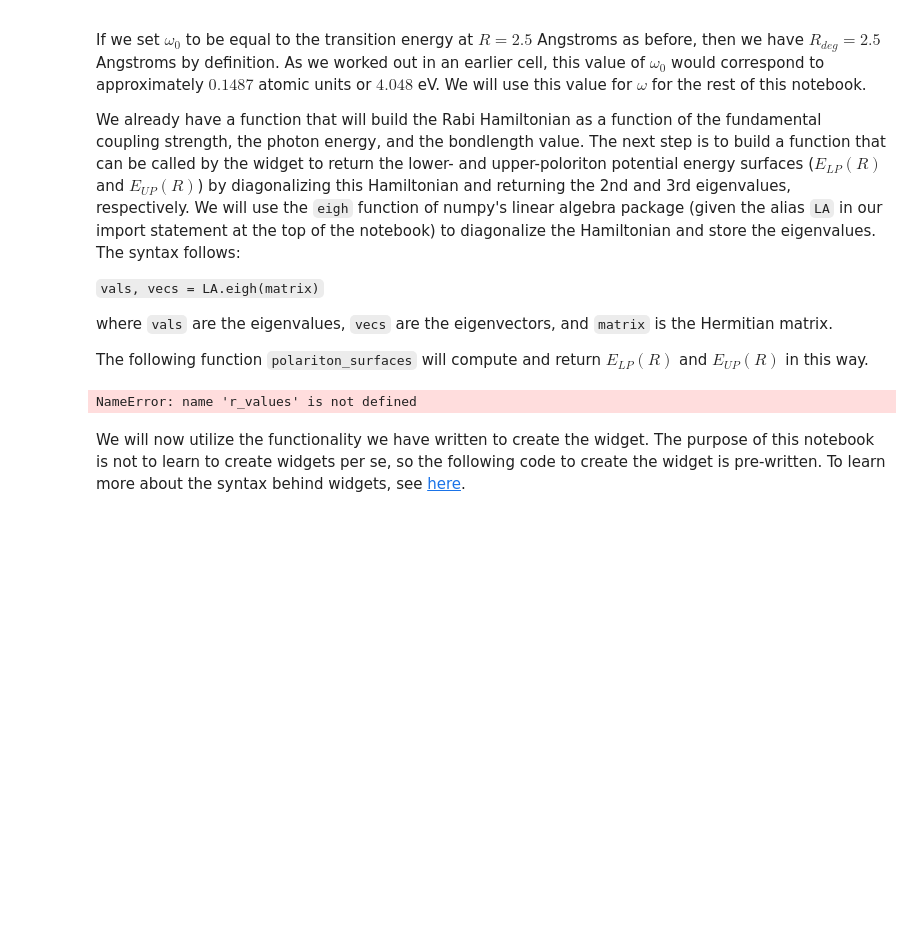
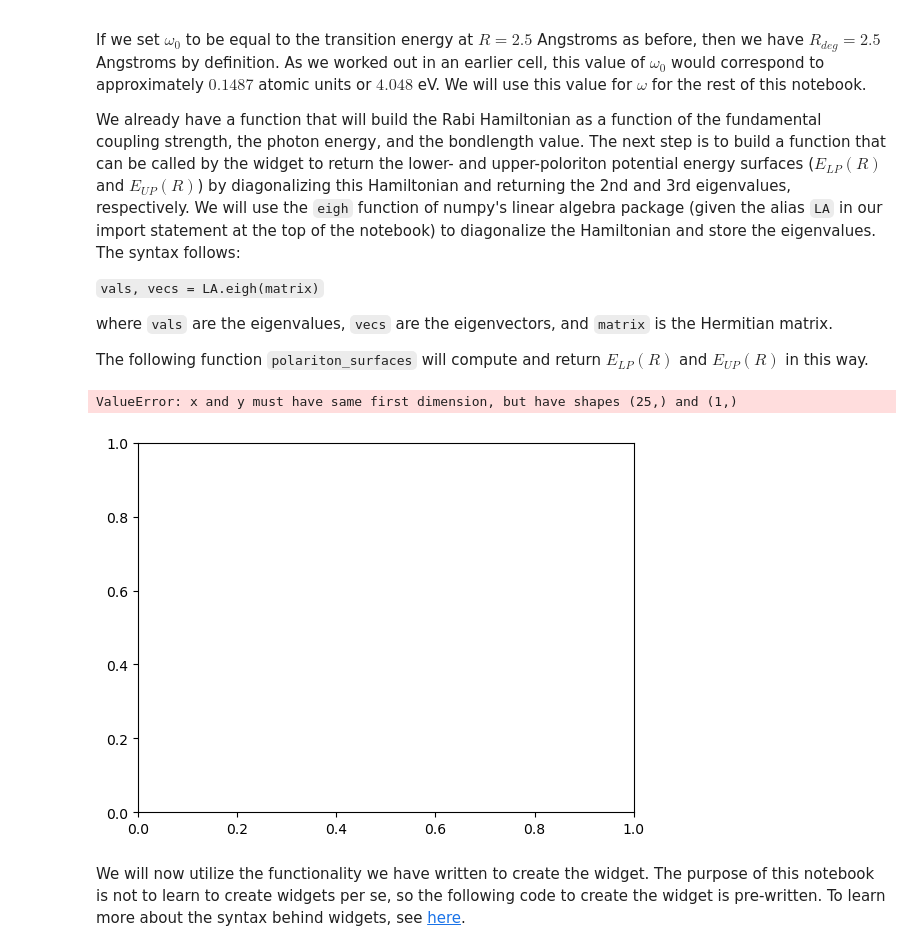
Before and after one commit to lanetolley/psi4education, a Jupyter notebook: labs/Polaritonic_Quantum_Chemistry/MgH_polaritonic_for_escip.ipynb, the cells around one changed output. Cells and saved outputs as stored; diff of their text form; code cells hidden in the pictures; blank space fills up the shorter version.

```diff
--- a/labs/Polaritonic_Quantum_Chemistry/MgH_polaritonic_for_escip.ipynb
+++ b/labs/Polaritonic_Quantum_Chemistry/MgH_polaritonic_for_escip.ipynb
@@ -615,11 +615,17 @@ def polariton_surfaces(lambda_value, omega_value, r_values, g_spline, e_spline,
     # return the surfaces
     return lp_surface, up_surface
 # %%
-plt.plot(rs, lp_surface)
-plt.plot(rs, up_surface)
+plt.plot(rs, polariton_surfaces())
+plt.plot(rs, polariton_surfaces())
 plt.show()
+
+
+# plt.plot(rs, lp_surface)
+# plt.plot(rs, up_surface)
+# plt.show()
 # %% [output]
-NameError: name 'r_values' is not defined
+ValueError: x and y must have same first dimension, but have shapes (25,) and (1,)
+[figure, added]
 # %% [markdown]
 We will now utilize the functionality we have written to create the widget.  The purpose of this notebook is not to learn to create widgets per se, so the following code to create the widget is pre-written.  To learn more about the syntax behind widgets, see [here](https://ipywidgets.readthedocs.io/en/latest/examples/Widget%20Basics.html).
 # %%
```
Also changed, not shown: parts of 5 cells of this notebook, 4 other files.
